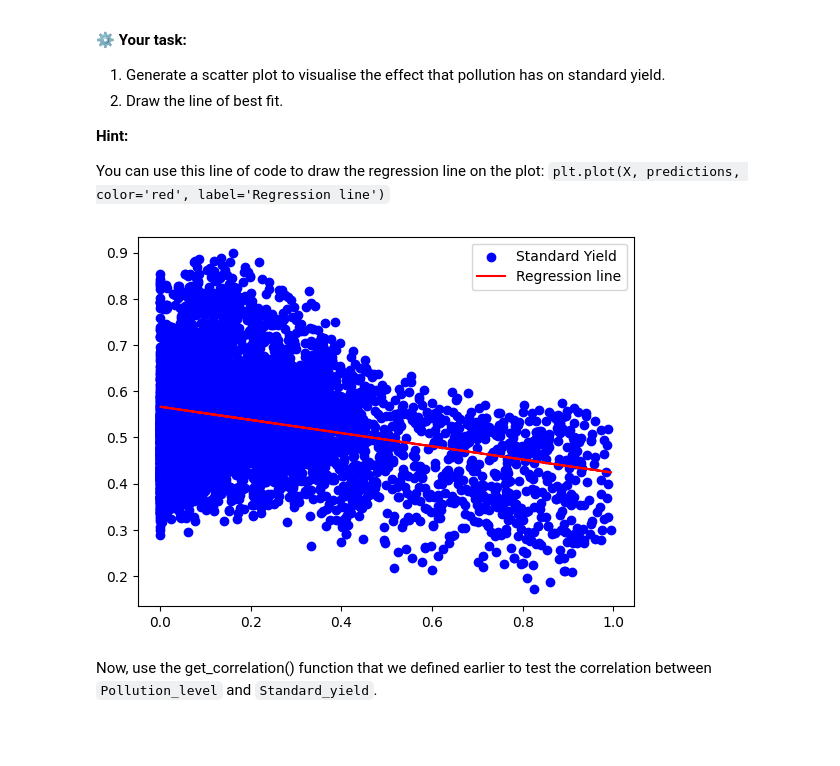
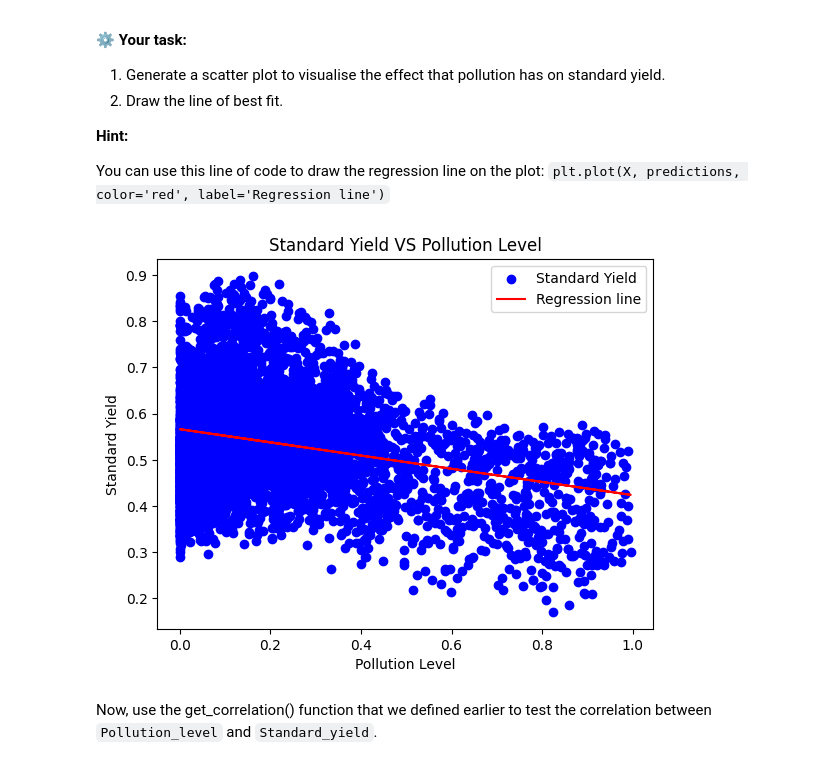
Before and after one commit to MT-Maverick/linear_regression_assesment, a Jupyter notebook: processes/Linear_regression_Code_challenge_student.ipynb, the cells around one changed output. Cells and saved outputs as stored; diff of their text form; code cells hidden in the pictures; blank space fills up the shorter version.

```diff
--- a/processes/Linear_regression_Code_challenge_student.ipynb
+++ b/processes/Linear_regression_Code_challenge_student.ipynb
@@ -294,9 +296,8 @@ def fit_linear_regression_model(df, pollution_col, yield_col):
     X = pollution_col
     y = yield_col
 
-    model = LinearRegression()
-    fit = model.fit(X,y)
-    predictions = fit.predict(X)
+    model = LinearRegression().fit(X,y)
+    predictions = model.predict(X)
 
     return model, predictions, y
 
@@ -345,14 +346,17 @@ You can use this line of code to draw the regression line on the plot:
 # %%
 X = dataset[['Pollution_level']]
 y = dataset['Standard_yield']
 
 # Add code to draw the scatter plot and the regression line
 plt.scatter(X,y,color='blue',label='Standard Yield')
 plt.plot(X,predictions,color='red',label='Regression line')
+plt.xlabel('Pollution Level')
+plt.ylabel('Standard Yield')
+plt.title('Standard Yield VS Pollution Level')
 plt.legend()
 plt.show()
 # %% [output]
-[figure, old version]
+[figure, new version]
 # %% [markdown]
 Now, use the get_correlation() function that we defined earlier to test the correlation between `Pollution_level` and `Standard_yield`.
 # %%
```
Also changed, not shown: parts of 6 cells of this notebook.
